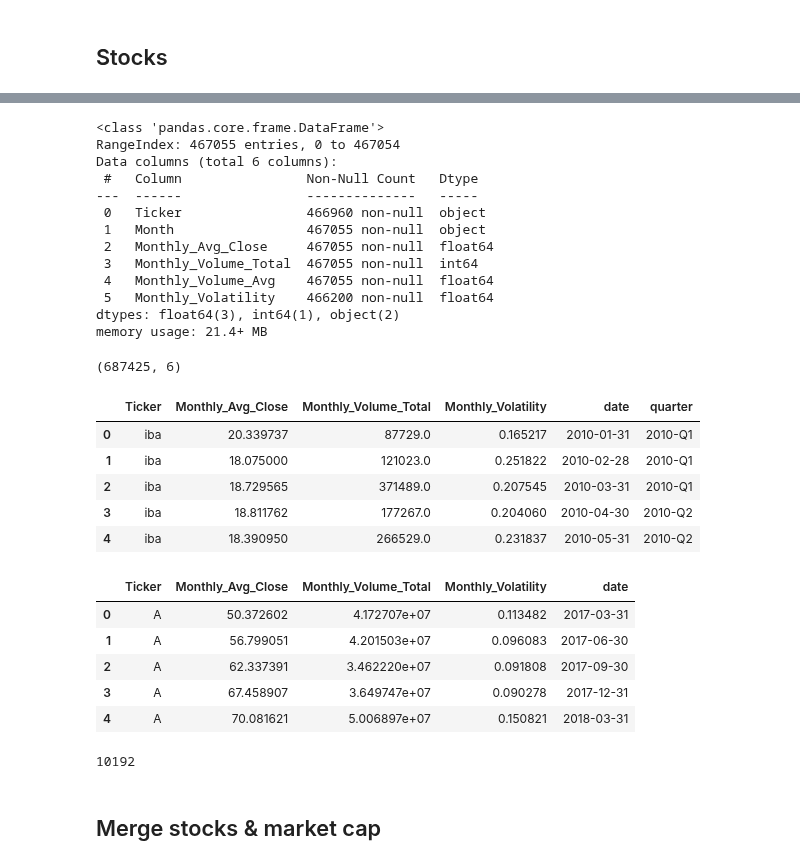
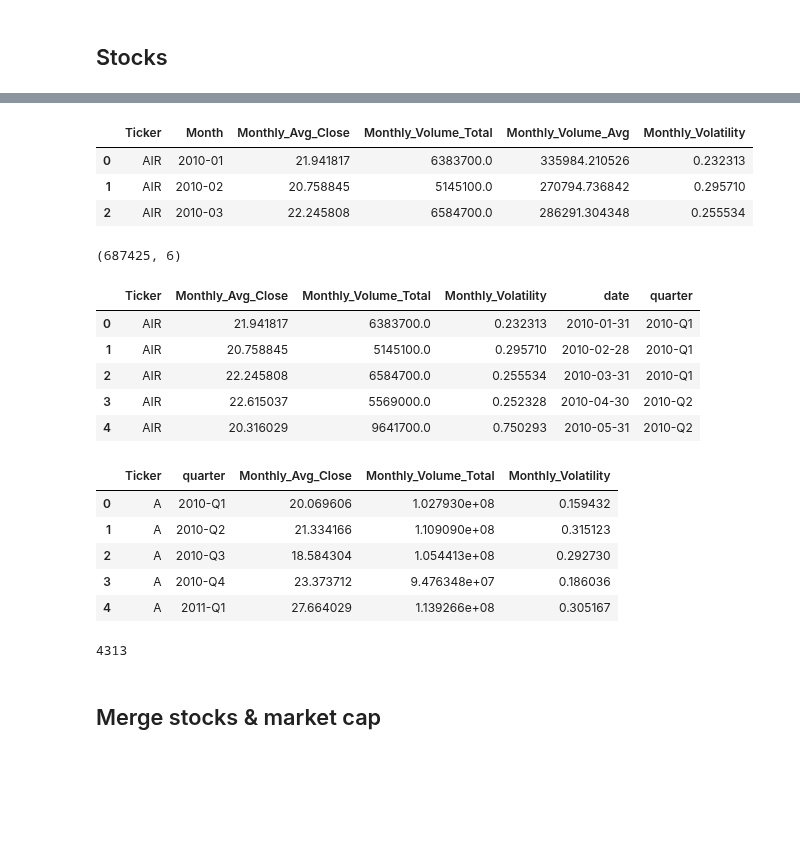
Before and after one commit to cnance09/Small-Cap-Scout, a Jupyter notebook: notebooks/Notebook_CN_2.ipynb, the cells around one changed output, grey strips where cells are left out. Drawn from its saved outputs; the diff is of its cells as text; code cells hidden in the pictures; blank space fills up the shorter version.

Commit message:
Loaded new merged dataset - 136,758 observations (fin + fred + mrk_cap + yahoo_stocks

```diff
--- a/notebooks/Notebook_CN_2.ipynb
+++ b/notebooks/Notebook_CN_2.ipynb
@@ -289,11 +261,15 @@ df_fin_fred.head()
 # %% [markdown]
 # Market Cap and Stocks
 # %%
-market_cap = pd.read_csv(datasets+'/marketcap_shares_outstanding.csv')
-stocks_yahoo = pd.read_csv(datasets+'/processed_yahoo_data.csv')
-stocks_kaggle = pd.read_csv(datasets+'/processed_data.csv')
-tickers = pd.read_csv(datasets+'/tickers_with_cik_list_with_sec_ciks.csv')
+## Unused - old data
+#market_cap = pd.read_csv(datasets+'/marketcap_shares_outstanding.csv')
+#stocks_yahoo = pd.read_csv(datasets+'/processed_yahoo_data.csv')
+#stocks_kaggle = pd.read_csv(datasets+'/processed_data.csv')
+#tickers = pd.read_csv(datasets+'/tickers_with_cik_list_with_sec_ciks.csv')
+
+# Updated Market Cap and stocks
 market_cap_ciq = pd.read_excel(datasets+'/market_cap_CIQ.xlsx')
+stocks = pd.read_csv(datasets+'/processed_yahoo_data_update.csv')
 # %% [markdown]
 ## Market Cap - yahoo
 # %%
@@ -567,22 +493,13 @@ memory usage: 10.1+ MB
-# %%
-stocks_kaggle.info()
-# %% [output]
-<class 'pandas.core.frame.DataFrame'>
-RangeIndex: 467055 entries, 0 to 467054
-Data columns (total 6 columns):
- #   Column                Non-Null Count   Dtype
----  ------                --------------   -----
- 0   Ticker                466960 non-null  object
- 1   Month                 467055 non-null  object
- 2   Monthly_Avg_Close     467055 non-null  float64
- 3   Monthly_Volume_Total  467055 non-null  int64
- 4   Monthly_Volume_Avg    467055 non-null  float64
- 5   Monthly_Volatility    466200 non-null  float64
-dtypes: float64(3), int64(1), object(2)
-memory usage: 21.4+ MB
+# %%
+stocks.head(3)
+# %% [output]
+|  | Ticker | Month | Monthly_Avg_Close | Monthly_Volume_Total | Monthly_Volume_Avg | Monthly_Volatility |
+| 0 | AIR | 2010-01 | 21.941817 | 6383700.0 | 335984.210526 | 0.232313 |
+| 1 | AIR | 2010-02 | 20.758845 | 5145100.0 | 270794.736842 | 0.295710 |
+| 2 | AIR | 2010-03 | 22.245808 | 6584700.0 | 286291.304348 | 0.255534 |
 # %%
-stocks = pd.concat((stocks_kaggle, stocks_yahoo), axis=0).reset_index(drop=True)
-stocks.shape
+#stocks = pd.concat((stocks_kaggle, stocks_yahoo), axis=0).reset_index(drop=True)
+#stocks.shape
 # %% [output]
 (687425, 6)
 # %%
@@ -592,30 +509,36 @@ stocks.drop(columns=['Month', 'Monthly_Volume_Avg'], inplace=True)
 stocks.head()
 # %% [output]
 |  | Ticker | Monthly_Avg_Close | Monthly_Volume_Total | Monthly_Volatility | date | quarter |
-| 0 | iba | 20.339737 | 87729.0 | 0.165217 | 2010-01-31 | 2010-Q1 |
-| 1 | iba | 18.075000 | 121023.0 | 0.251822 | 2010-02-28 | 2010-Q1 |
-| 2 | iba | 18.729565 | 371489.0 | 0.207545 | 2010-03-31 | 2010-Q1 |
-| 3 | iba | 18.811762 | 177267.0 | 0.204060 | 2010-04-30 | 2010-Q2 |
-| 4 | iba | 18.390950 | 266529.0 | 0.231837 | 2010-05-31 | 2010-Q2 |
+| 0 | AIR | 21.941817 | 6383700.0 | 0.232313 | 2010-01-31 | 2010-Q1 |
+| 1 | AIR | 20.758845 | 5145100.0 | 0.295710 | 2010-02-28 | 2010-Q1 |
+| 2 | AIR | 22.245808 | 6584700.0 | 0.255534 | 2010-03-31 | 2010-Q1 |
+| 3 | AIR | 22.615037 | 5569000.0 | 0.252328 | 2010-04-30 | 2010-Q2 |
+| 4 | AIR | 20.316029 | 9641700.0 | 0.750293 | 2010-05-31 | 2010-Q2 |
 # %%
+# Define function to compute the weighted average:
+#w_avg = lambda x: np.average(x, weights=stocks.loc[x.index, "Monthly_Volume_Total"])
+# not working because of zero traded volume. we should consider removing stocks with very low liquity/traded volume
+
+
+# Groupby and aggregate with weighted average function - apply simple average for now
 stocks_qtr = stocks.groupby(['Ticker', 'quarter'], as_index=False).agg({'Monthly_Avg_Close': 'mean',
                                                                            'Monthly_Volume_Total': 'mean',
                                                                            'Monthly_Volatility': 'mean',
                                                                            'date': 'last'})
-stocks_qtr.drop('quarter', axis=1, inplace=True)
+stocks_qtr.drop('date', axis=1, inplace=True)
 
 stocks_qtr.head()
 # %% [output]
-|  | Ticker | Monthly_Avg_Close | Monthly_Volume_Total | Monthly_Volatility | date |
-| 0 | A | 50.372602 | 4.172707e+07 | 0.113482 | 2017-03-31 |
-| 1 | A | 56.799051 | 4.201503e+07 | 0.096083 | 2017-06-30 |
-| 2 | A | 62.337391 | 3.462220e+07 | 0.091808 | 2017-09-30 |
-| 3 | A | 67.458907 | 3.649747e+07 | 0.090278 | 2017-12-31 |
-| 4 | A | 70.081621 | 5.006897e+07 | 0.150821 | 2018-03-31 |
+|  | Ticker | quarter | Monthly_Avg_Close | Monthly_Volume_Total | Monthly_Volatility |
+| 0 | A | 2010-Q1 | 20.069606 | 1.027930e+08 | 0.159432 |
+| 1 | A | 2010-Q2 | 21.334166 | 1.109090e+08 | 0.315123 |
+| 2 | A | 2010-Q3 | 18.584304 | 1.054413e+08 | 0.292730 |
+| 3 | A | 2010-Q4 | 23.373712 | 9.476348e+07 | 0.186036 |
+| 4 | A | 2011-Q1 | 27.664029 | 1.139266e+08 | 0.305167 |
 # %%
 stocks_qtr.Ticker.nunique()
 # %% [output]
-10192
+4313
 # %% [markdown]
 ## Merge stocks & market cap
 # %%
```
Also changed, not shown: parts of 28 cells of this notebook.
